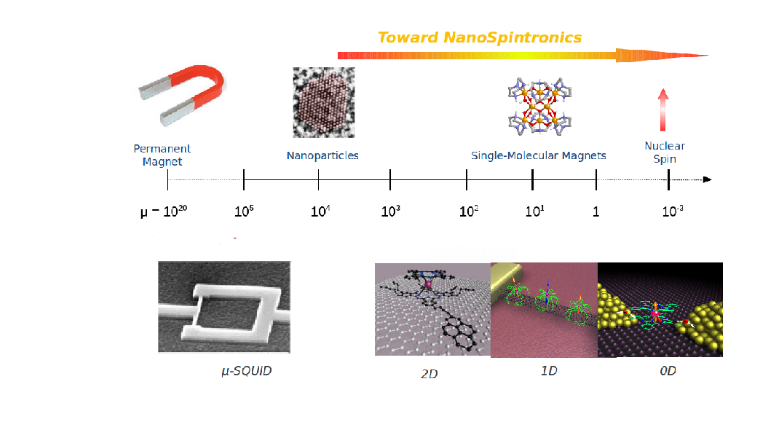
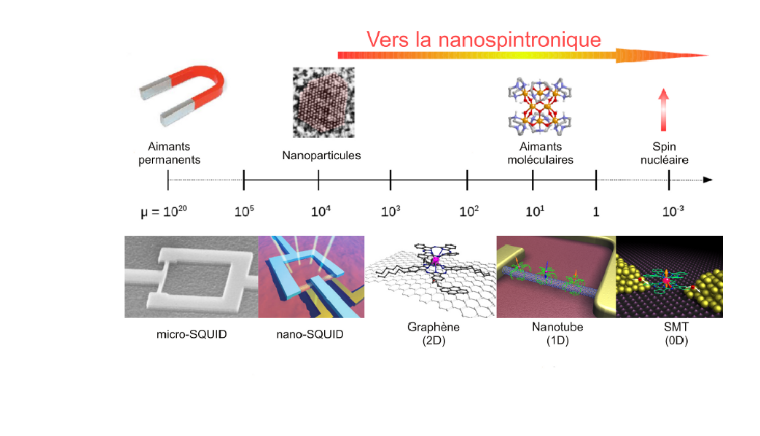
Before and after one commit to HenriqueCSJ/PhD-Thesis-Molecular-Magnetism, a Jupyter notebook: Spintronique/Group1/Group1.ipynb, the cells around one changed output. Cells and saved outputs as stored; diff of their text form; code cells hidden in the pictures.

```diff
--- a/Spintronique/Group1/Group1.ipynb
+++ b/Spintronique/Group1/Group1.ipynb
@@ -1,8 +1,8 @@
 # %%
 import matplotlib.image as mpimg #pour les imagesfrom matplotlib.patches import Polygon, Circlefrom matplotlib.offsetbox import TextArea, DrawingArea, OffsetImage, AnnotationBbox
 # %%
-Mesure = mpimg.imread("/home/hukadan/These/Manuscript/Spintronique/Group1/MagTrend.png")Mesure = Mesure.tolist()Mesure.reverse()fig = figure(figsize=(12,7))ax1 = fig.add_subplot(111)im = ax1.imshow(Mesure)#ax1.set_xlim(50,950)ax1.set_axis_off()#ax1.text(0.025, 0.95,"a",fontsize=20,fontweight="bold",horizontalalignment='center',verticalalignment='center',transform = ax1.transAxes)#ax1.text(0.5, 0.95,"b",fontsize=20,fontweight="bold",horizontalalignment='center',verticalalignment='center',transform = ax1.transAxes)fig.subplots_adjust(top=1, bottom=0, left=0, right=1)fig.savefig("/home/hukadan/These/Manuscript/Spintronique/Group1/Group1.pdf", dpi=600)
+Mesure = mpimg.imread("/home/hukadan/These/Manuscript/Spintronique/Group1/Group1.png")Mesure = Mesure.tolist()Mesure.reverse()fig = figure(figsize=(12,7))ax1 = fig.add_subplot(111)im = ax1.imshow(Mesure)#ax1.set_xlim(50,950)ax1.set_axis_off()#ax1.text(0.025, 0.95,"a",fontsize=20,fontweight="bold",horizontalalignment='center',verticalalignment='center',transform = ax1.transAxes)#ax1.text(0.5, 0.95,"b",fontsize=20,fontweight="bold",horizontalalignment='center',verticalalignment='center',transform = ax1.transAxes)fig.subplots_adjust(top=1, bottom=0, left=0, right=1)fig.savefig("/home/hukadan/These/Manuscript/Spintronique/Group1/Group1.pdf", dpi=600)
 # %% [output]
-[figure, old version]
+[figure, new version]
 # %%
 ax1.text?
```
Also changed, not shown: 15 other files.
